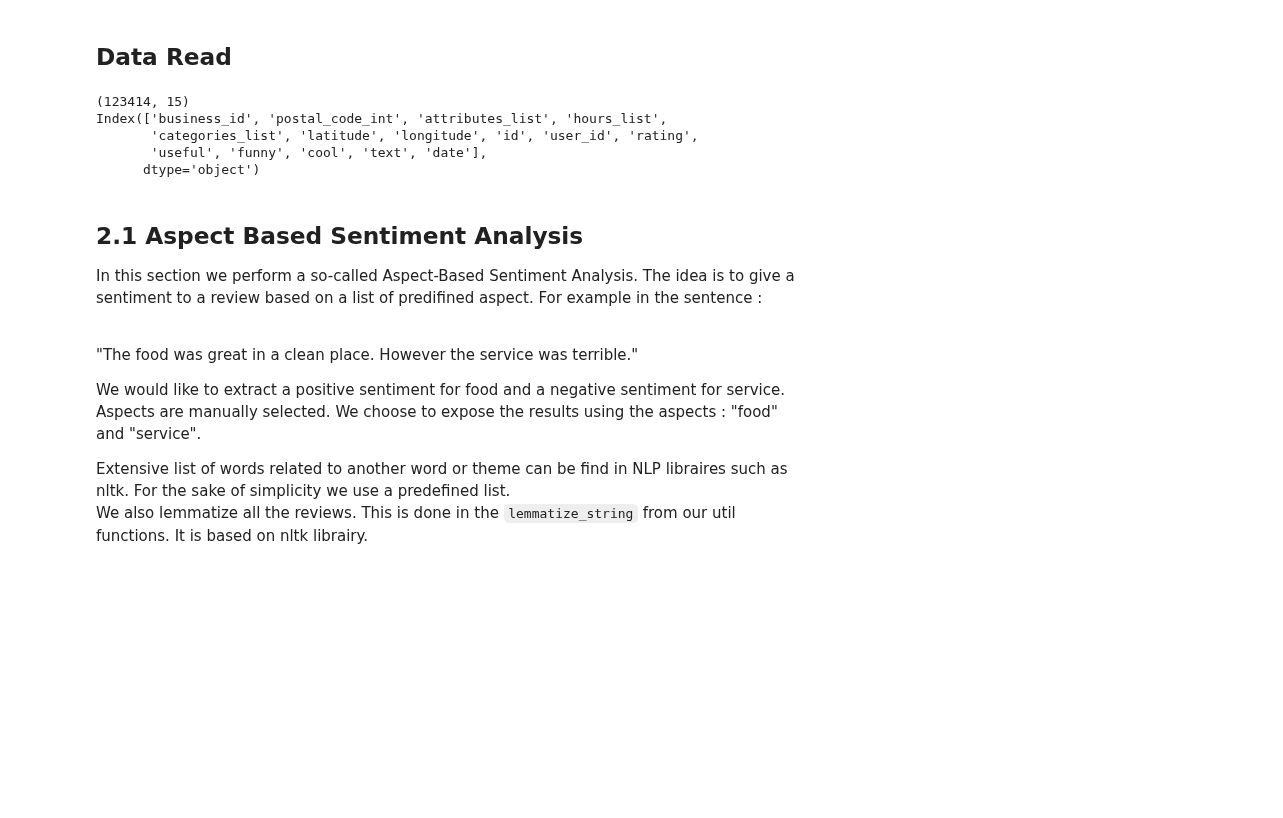
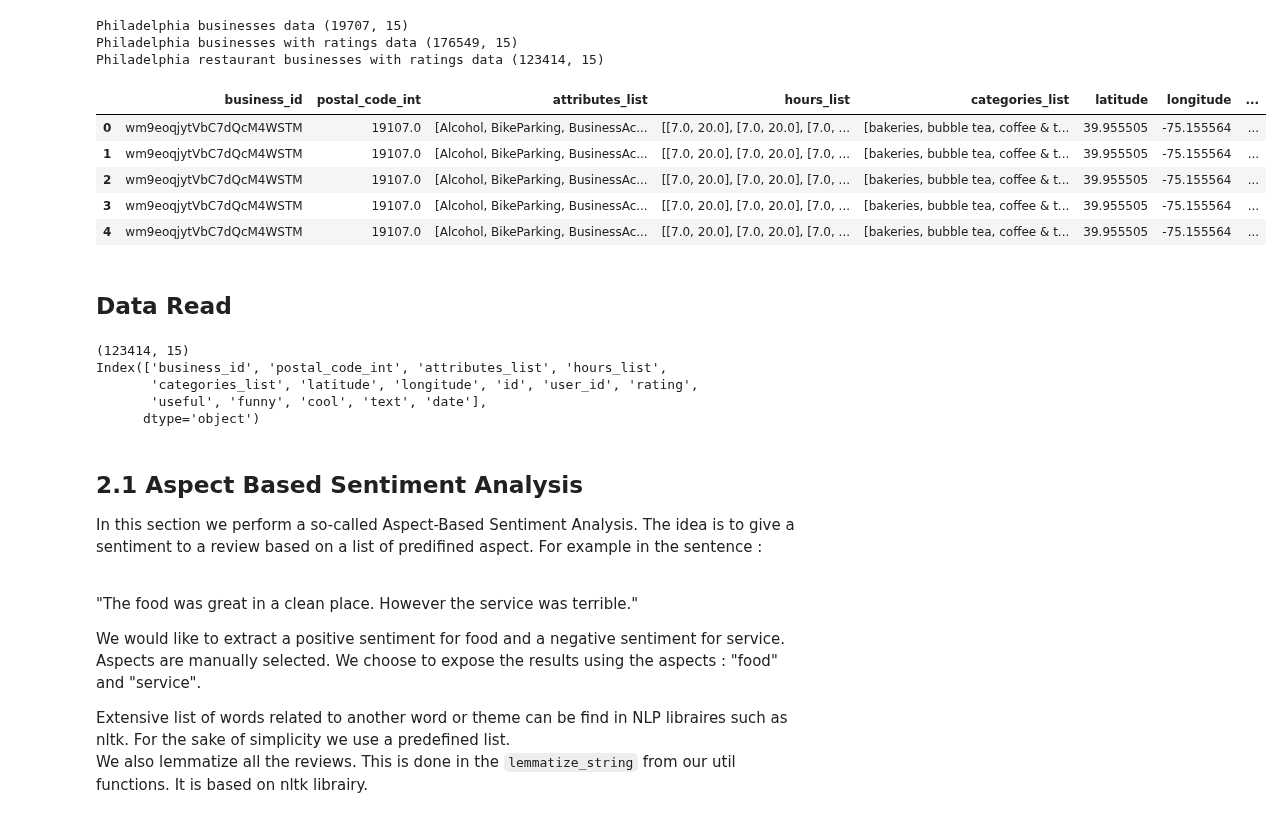
Before and after one commit to Kamiryu/nlp-customer-review-analysis, a Jupyter notebook: task_2.1_2.2_Sentiment-FoodTrends.ipynb, the cells around one changed output. Drawn from its saved outputs; the diff is of its cells as text; code cells hidden in the pictures; blank space fills up the shorter version.

```diff
--- a/task_2.1_2..2_Sentiment-FoodTrends.ipynb
+++ b/task_2.1_2.2_Sentiment-FoodTrends.ipynb
@@ -15,0 +21,10 @@ from textblob import TextBlob
+# %%
+### Data Read
+df_business = pd.read_csv('data/ATML2024_businesses.csv', header=0)
+print(f"Business data: {df_business.shape}, columns: {list(df_business.columns)}")
+
+df_Train_reviews = pd.read_csv('data/ATML2024_reviews_train.csv', header=0)
+print(f"Reviews data: {df_Train_reviews.shape}, columns: {list(df_Train_reviews.columns)}")
+
+df_users = pd.read_csv('data/ATML2024_users.csv', header=0)
+print(f"Users data: {df_users.shape}, columns: {list(df_users.columns)}")
@@ -16,3 +43,31 @@ from textblob import TextBlob
+# %%
+df_business_ph = select_preprocess_Phili_business(df_business)
+print("Philadelphia businesses data", df_business_ph.shape)
+
+df_data = pd.merge(df_business_ph[['business_id', 'postal_code_int', 'attributes_list', 'hours_list', 'categories_list', 'latitude', 'longitude']],
+                   df_Train_reviews, left_on= 'business_id', right_on='business_id')
+
+print("Philadelphia businesses with ratings data", df_data.shape)
+
+
+# Select only restaurant businesses
+df_data_res = df_data[df_data['categories_list'].apply(lambda x: any('restaurants' in str(a).lower() for a in x)
+                       or any('restaurant' in str(a).lower() for a in x))]
+
+print("Philadelphia restaurant businesses with ratings data", df_data_res.shape)
+
+df_data_res.to_parquet('data/ATML2024_Task2_PhiliBussRatings.parquet')
+df_data_res.head(5)
+# %% [output]
+Philadelphia businesses data (19707, 15)
+Philadelphia businesses with ratings data (176549, 15)
+Philadelphia restaurant businesses with ratings data (123414, 15)
+|  | business_id | postal_code_int | attributes_list | hours_list | categories_list | latitude | longitude | ... |
+| 0 | wm9eoqjytVbC7dQcM4WSTM | 19107.0 | [Alcohol, BikeParking, BusinessAc... | [[7.0, 20.0], [7.0, 20.0], [7.0, ... | [bakeries, bubble tea, coffee & t... | 39.955505 | -75.155564 | ... |
+| 1 | wm9eoqjytVbC7dQcM4WSTM | 19107.0 | [Alcohol, BikeParking, BusinessAc... | [[7.0, 20.0], [7.0, 20.0], [7.0, ... | [bakeries, bubble tea, coffee & t... | 39.955505 | -75.155564 | ... |
+| 2 | wm9eoqjytVbC7dQcM4WSTM | 19107.0 | [Alcohol, BikeParking, BusinessAc... | [[7.0, 20.0], [7.0, 20.0], [7.0, ... | [bakeries, bubble tea, coffee & t... | 39.955505 | -75.155564 | ... |
+| 3 | wm9eoqjytVbC7dQcM4WSTM | 19107.0 | [Alcohol, BikeParking, BusinessAc... | [[7.0, 20.0], [7.0, 20.0], [7.0, ... | [bakeries, bubble tea, coffee & t... | 39.955505 | -75.155564 | ... |
+| 4 | wm9eoqjytVbC7dQcM4WSTM | 19107.0 | [Alcohol, BikeParking, BusinessAc... | [[7.0, 20.0], [7.0, 20.0], [7.0, ... | [bakeries, bubble tea, coffee & t... | 39.955505 | -75.155564 | ... |
 # %% [markdown]
 ## Data Read
 # %%
```
Also changed, not shown: parts of 5 cells of this notebook, 3 other files.
